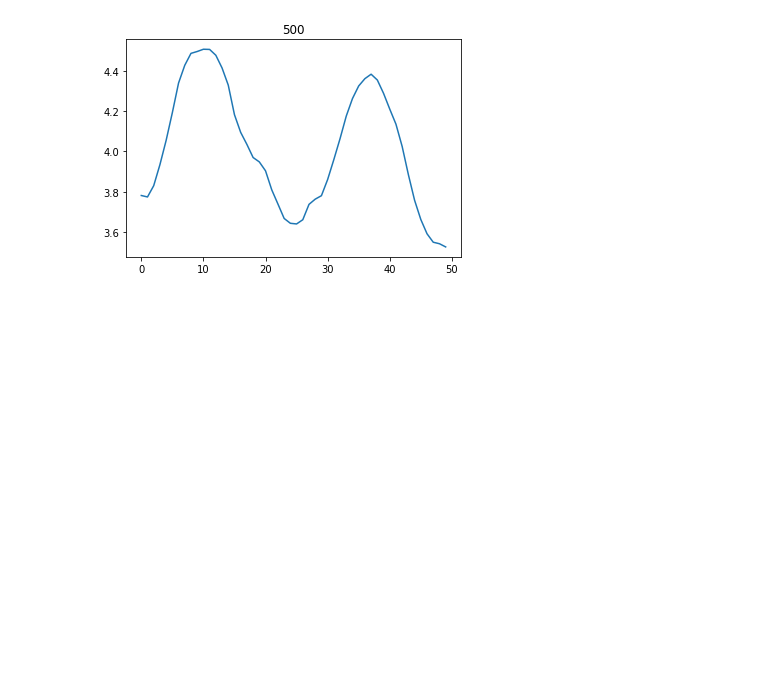
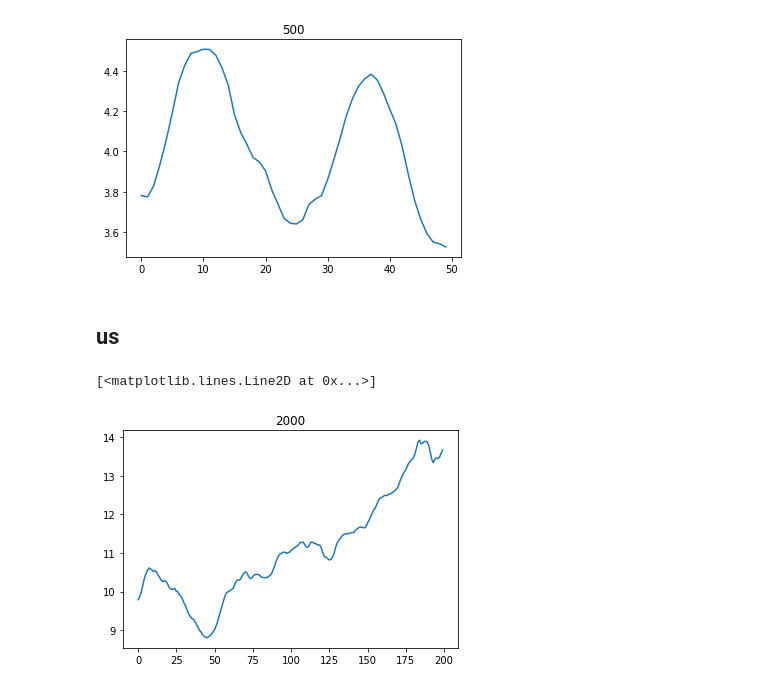
Before and after one commit to wangjiatao/curve_yield_and_space_distance, a Jupyter notebook: curve_yield_and_space_distance.ipynb, the cells around one changed output. Saved outputs shown, nothing was run; the diff lists cells and outputs as text; code cells hidden in the pictures; blank space fills up the shorter version.

```diff
--- a/curve_yield_and_space_distance.ipynb
+++ b/curve_yield_and_space_distance.ipynb
@@ -56,3 +56,41 @@ plt.plot(eudc)
 # %% [output]
 [<matplotlib.lines.Line2D at 0x...>]
 [figure]
+# %% [markdown]
+## us
+# %%
+import pandas as pd
+import akshare as ak
+import numpy as np
+
+bondzmdf=ak.bond_zh_us_rate()
+totaltw=2000
+bondzm=bondzmdf.iloc[0:totaltw,:]
+# %%
+busdf=bondzm.iloc[:,[7,9]]
+busdf.dropna(inplace=True)
+bus2=busdf.iloc[0:totaltw, 0] # non reverse pd
+bus10=busdf.iloc[0:totaltw, 1]
+
+b2v, b10v=np.array(bus2), np.array(bus10)
+
+idx_tw=0
+tw=10
+eud_us=np.zeros(int(totaltw/10))
+
+for idx_tw in range(int(totaltw/10)):
+	b2v_temp, b10v_temp=b2v[idx_tw:idx_tw+9], b10v[idx_tw:idx_tw+9]
+	eud_temp=np.linalg.norm(b10v_temp-b2v_temp,ord=1)
+	eud_us[idx_tw]=eud_temp
+	idx_tw=idx_tw+1;
+
+eudus=eud_us[::-1]
+
+import matplotlib.pyplot as plt
+plt.figure()
+plt.title(str(totaltw))
+myfig=plt.gcf()
+plt.plot(eudus)
+# %% [output]
+[<matplotlib.lines.Line2D at 0x...>]
+[figure, added]
```
Also changed, not shown: parts of 3 cells of this notebook.
